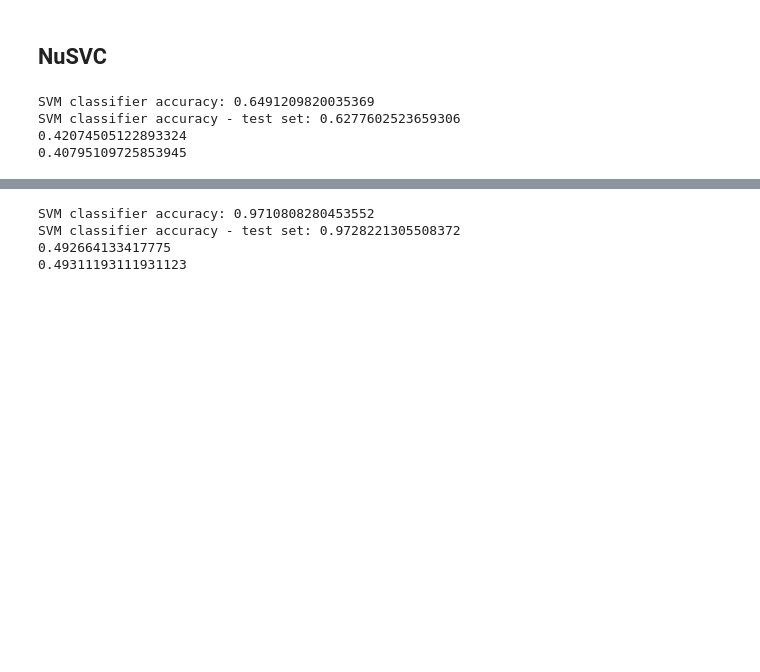
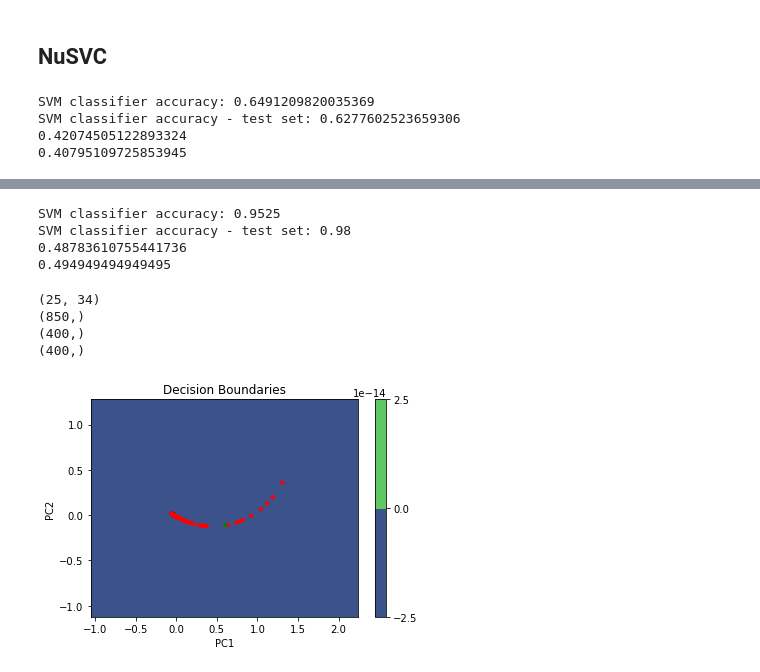
Before and after one commit to kkadzielna/project_14, a Jupyter notebook: SVM.ipynb, the cells around one changed output, grey strips where cells are left out. Saved outputs shown, nothing was run; the diff lists cells and outputs as text; code cells hidden in the pictures; blank space fills up the shorter version.

```diff
--- a/SVM.ipynb
+++ b/SVM.ipynb
@@ -353,0 +352,10 @@ SVM classifier accuracy - test set: 0.6277602523659306
+# %%
+from sklearn.model_selection import train_test_split
+
+X_train_norm, X_test_norm, y_train_norm, y_test_norm = train_test_split(normalized_data, y_shuffled,test_size=0.3, random_state=40)
+print(X_train_norm.shape); print(X_test_norm.shape)
+print(y_train_norm.shape); print(y_test_norm.shape)
+X_train_reduced_norm, y_train_reduced_norm = X_train_norm[0:400], y_train_norm[0:400]
+X_test_reduced_norm, y_test_reduced_norm = X_test_norm[0:200], y_test_norm[0:200]
+print(X_train_reduced_norm.shape); print(X_test_reduced_norm.shape)
+print(y_train_reduced_norm.shape); print(y_test_reduced_norm.shape)
@@ -356,20 +499,57 @@ SVM classifier accuracy - test set: 0.6277602523659306
 # %%
+#normalized
 from sklearn.decomposition import PCA
 
 pca = PCA(n_components=2)
-X_pca = pca.fit_transform(X_train)
-X_test_pca = pca.fit_transform(X_test)
+X_pca = pca.fit_transform(X_train_reduced_norm)
+X_test_pca = pca.fit_transform(X_test_reduced_norm)
 
-svm_pca = SVC(C=0.1, gamma='scale', kernel='linear')
-svm_pca.fit(X_pca, y_train[:,0])
-print(f'SVM classifier accuracy: {svm_pca.score(X_pca, y_train[:,0])}')
-print(f'SVM classifier accuracy - test set: {svm_pca.score(X_test_pca, y_test[:,0])}')
+svm_pca = SVC(C=0.1, gamma='scale', kernel='linear', class_weight = 'balanced')
+svm_pca.fit(X_pca, y_train_reduced_norm[:,0])
+print(f'SVM classifier accuracy: {svm_pca.score(X_pca, y_train_reduced_norm[:,0])}')
+print(f'SVM classifier accuracy - test set: {svm_pca.score(X_test_pca, y_test_reduced_norm[:,0])}')
 y_pred = svm_pca.predict(X_pca)
-print(f1_score(y_pred, y_train[:,0], average = "macro"))
+print(f1_score(y_pred, y_train_reduced_norm[:,0], average = "macro"))
 y_pred_test = svm_pca.predict(X_test_pca)
-print(f1_score(y_pred_test, y_test[:,0], average = "macro"))
+print(f1_score(y_pred_test, y_test_reduced_norm[:,0], average = "macro"))
 # %% [output]
-SVM classifier accuracy: 0.9710808280453552
-SVM classifier accuracy - test set: 0.9728221305508372
-0.492664133417775
-0.49311193111931123
+SVM classifier accuracy: 0.9525
+SVM classifier accuracy - test set: 0.98
+0.48783610755441736
+0.494949494949495
+# %%
+from matplotlib.colors import ListedColormap
+def plot_decision_boundaries(X, y, model, title):
+    x_min, x_max = X[:, 0].min() - 1, X[:, 0].max() + 1
+    y_min, y_max = X[:, 1].min() - 1, X[:, 1].max() + 1
+    xx, yy = np.meshgrid(np.arange(x_min, x_max, 0.1), np.arange(y_min, y_max, 0.1))
+    Z = model.predict(np.c_[xx.ravel(), yy.ravel()])
+    Z = Z.reshape(xx.shape)
+    colors = {0.0:'red', 1.0:'green'}
+    print(Z.shape)
+    print(Z.ravel().shape)
+    print(X[:, 0].shape)
+    print(X[:, 1].shape)
+
+    colored_labels = np.array([colors[xi] for xi in y]) #Z.ravel()
+    plt.contourf(xx, yy, Z, cmap='viridis')
+
+
+    cb = plt.colorbar()
+    plt.xlim(xx.min(), xx.max())
+    plt.ylim(yy.min(), yy.max())
+    plt.xlabel("PC1")
+    plt.ylabel("PC2")
+    plt.title(title)
+    plt.scatter(X[:, 0], X[:, 1], c=colored_labels, cmap='viridis', s=10)
+
+    plt.show()
+# %%
+##can break the whole notebook on the non-normalized PCA
+plot_decision_boundaries(X_pca, y_train_reduced[:,0], svm_pca, 'Decision Boundaries')
+# %% [output]
+(25, 34)
+(850,)
+(400,)
+(400,)
+[figure, added]
```
Also changed, not shown: parts of 33 cells of this notebook.
